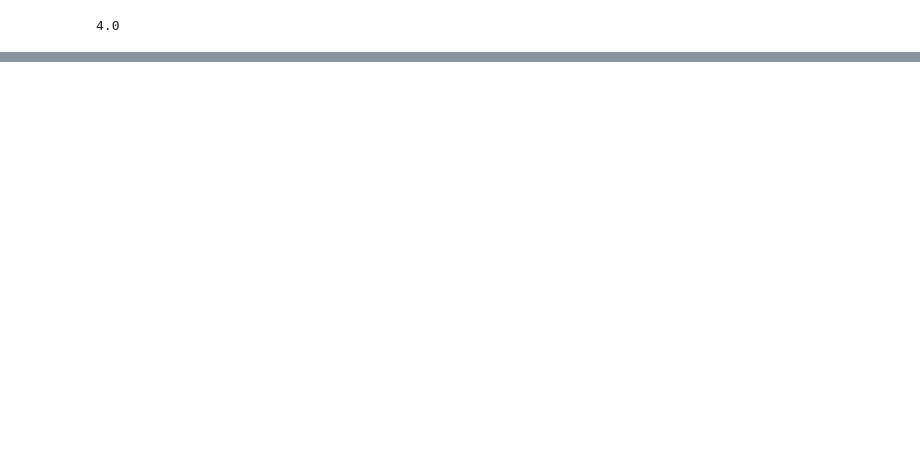
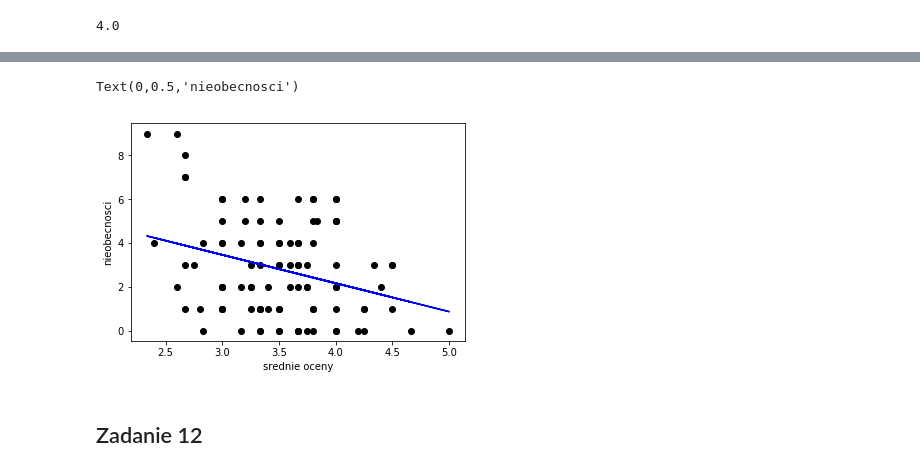
Before and after one commit to kajzer/bootcamp_data_science, a Jupyter notebook: Podstawy Python.ipynb, the cells around one changed output, grey strips where cells are left out. Saved outputs shown, nothing was run; the diff lists cells and outputs as text; code cells hidden in the pictures; blank space fills up the shorter version.

```diff
--- a/Podstawy Python.ipynb
+++ b/Podstawy Python.ipynb
@@ -80,0 +161,11 @@ Bartek Łoziński, index: 1235 ma średnią ocen: 5.0, jest studentem ze słabą
+# %%
+y_pred = reg.predict(srednie_oceny.reshape(-1,1))
+plt.scatter(srednie_oceny, dni_nieobecnosci,color='black')
+plt.plot(srednie_oceny, y_pred, 'b')
+plt.xlabel("srednie oceny")
+plt.ylabel("nieobecnosci")
+# %% [output]
+Text(0,0.5,'nieobecnosci')
+[figure, added]
+# %% [markdown]
+## Zadanie 12
```
Also changed, not shown: parts of 34 cells of this notebook.
